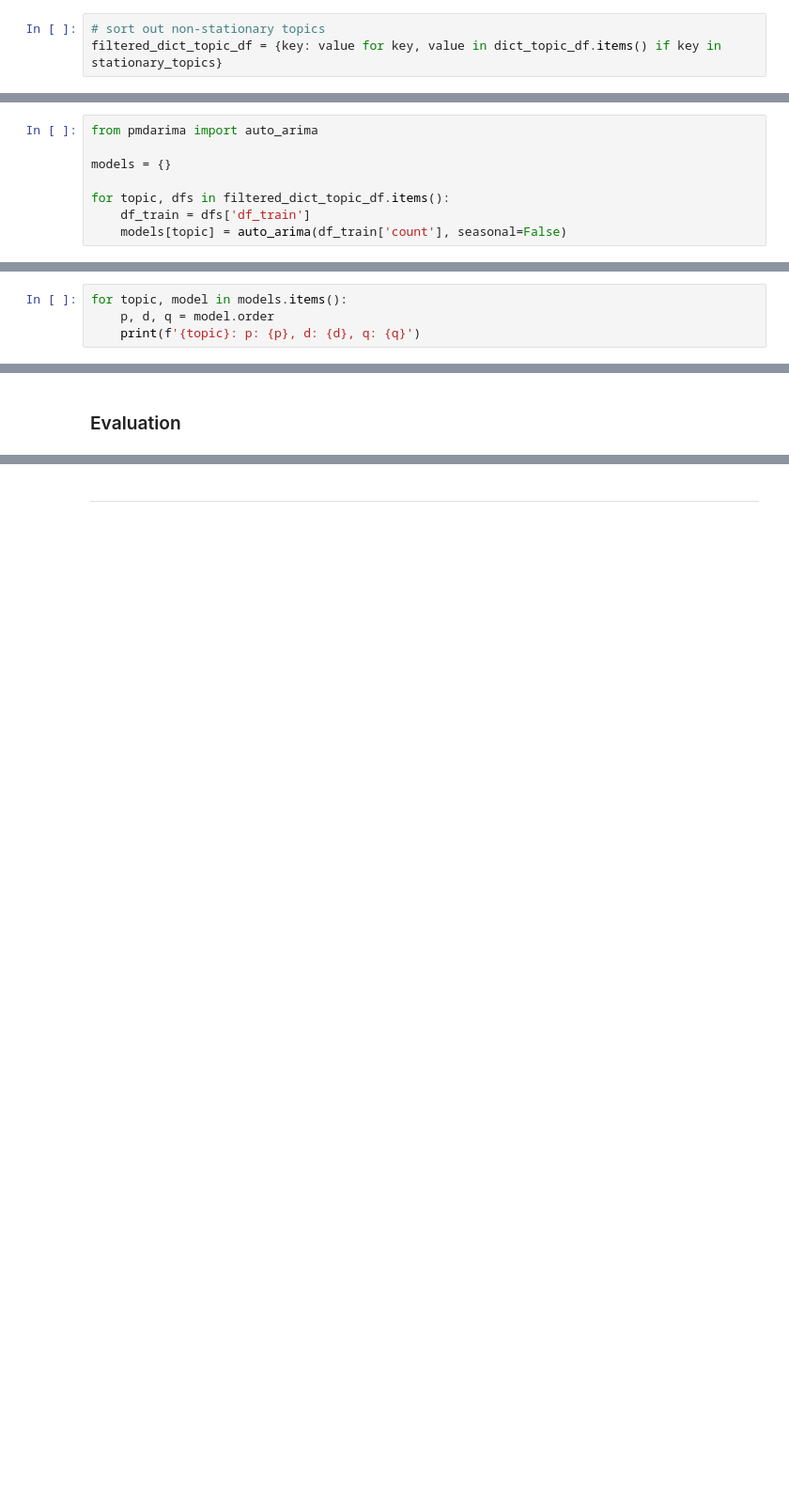
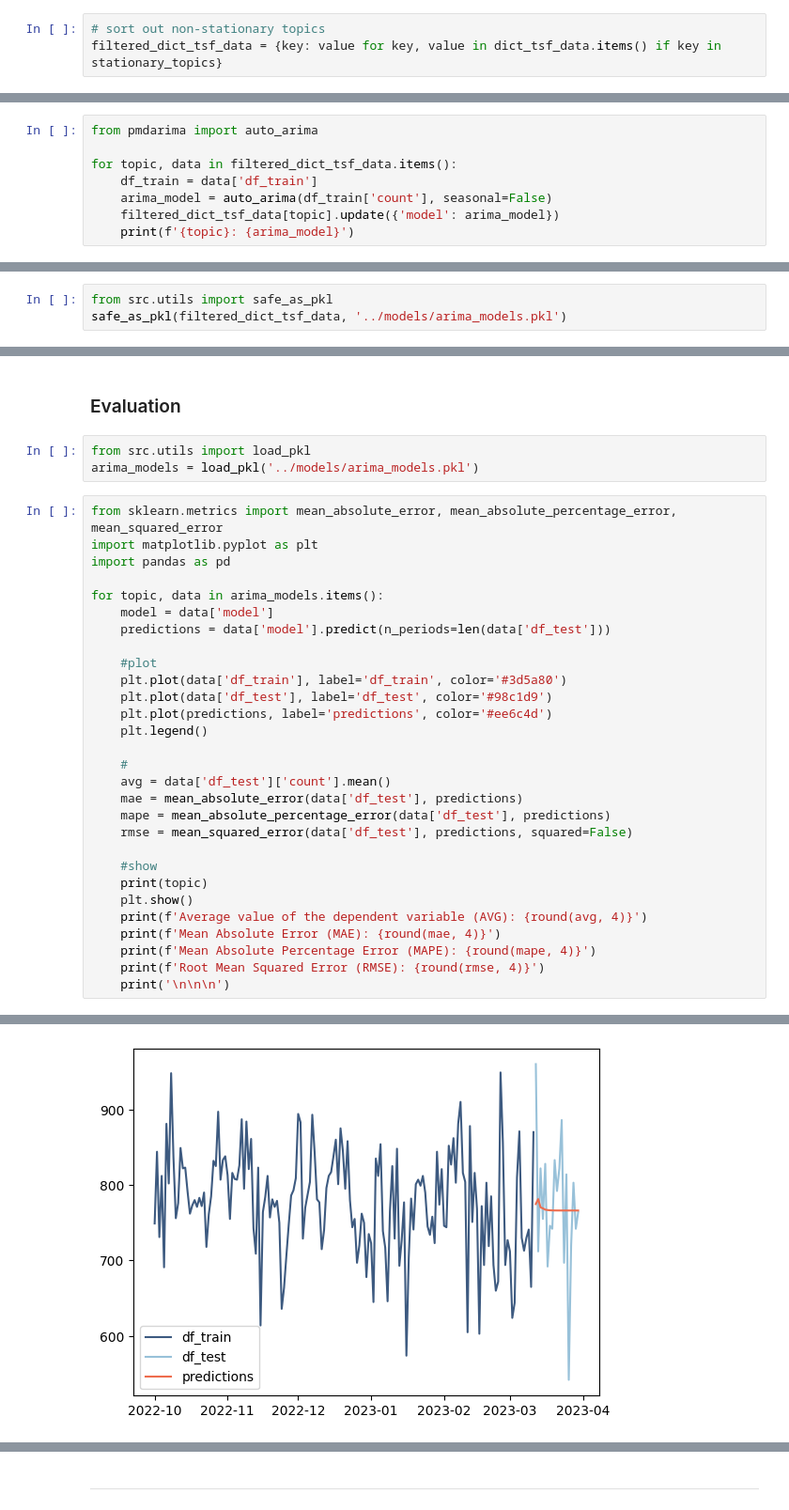
Before and after one commit to lukasschr/bachelorthesis-social-media-analytics, a Jupyter notebook: notebooks/03-Modeling-Evaluation.ipynb, the cells around one changed output, grey strips where cells are left out. Shown at 94% size. Drawn from its saved outputs; the diff is of its cells as text; blank space fills up the shorter version.

Commit message:
finalized time series forecasting model implementation

```diff
--- a/notebooks/03-Modeling-Evaluation.ipynb
+++ b/notebooks/03-Modeling-Evaluation.ipynb
@@ -335,13 +338,13 @@ topic_9: p-value: 3.2634980169144942e-18; stationary: True
 # %%
 # sort out non-stationary topics
-filtered_dict_topic_df = {key: value for key, value in dict_topic_df.items() if key in stationary_topics}
+filtered_dict_tsf_data = {key: value for key, value in dict_tsf_data.items() if key in stationary_topics}
 # %% [markdown]
 *Berechne ARIMA-Modelle*
 # %%
 from pmdarima import auto_arima
 
-models = {}
-
-for topic, dfs in filtered_dict_topic_df.items():
-    df_train = dfs['df_train']
-    models[topic] = auto_arima(df_train['count'], seasonal=False)
+for topic, data in filtered_dict_tsf_data.items():
+    df_train = data['df_train']
+    arima_model = auto_arima(df_train['count'], seasonal=False)
+    filtered_dict_tsf_data[topic].update({'model': arima_model})
+    print(f'{topic}: {arima_model}')
@@ -348,4 +358,3 @@ for topic, dfs in filtered_dict_topic_df.items():
 # %%
-for topic, model in models.items():
-    p, d, q = model.order
-    print(f'{topic}: p: {p}, d: {d}, q: {q}')
+from src.utils import safe_as_pkl
+safe_as_pkl(filtered_dict_tsf_data, '../models/arima_models.pkl')
@@ -358,2 +361,35 @@ topic_9: p: 0, d: 1, q: 1
 # %% [markdown]
 ### Evaluation
+# %%
+from src.utils import load_pkl
+arima_models = load_pkl('../models/arima_models.pkl')
+# %%
+from sklearn.metrics import mean_absolute_error, mean_absolute_percentage_error, mean_squared_error
+import matplotlib.pyplot as plt
+import pandas as pd
+
+for topic, data in arima_models.items():
+    model = data['model']
+    predictions = data['model'].predict(n_periods=len(data['df_test']))
+
+    #plot
+    plt.plot(data['df_train'], label='df_train', color='#3d5a80')
+    plt.plot(data['df_test'], label='df_test', color='#98c1d9')
+    plt.plot(predictions, label='predictions', color='#ee6c4d')
+    plt.legend()
+
+    #
+    avg = data['df_test']['count'].mean()
+    mae = mean_absolute_error(data['df_test'], predictions)
+    mape = mean_absolute_percentage_error(data['df_test'], predictions)
+    rmse = mean_squared_error(data['df_test'], predictions, squared=False)
+
+    #show
+    print(topic)
+    plt.show()
+    print(f'Average value of the dependent variable (AVG): {round(avg, 4)}')
+    print(f'Mean Absolute Error (MAE): {round(mae, 4)}')
+    print(f'Mean Absolute Percentage Error (MAPE): {round(mape, 4)}')
+    print(f'Root Mean Squared Error (RMSE): {round(rmse, 4)}')
+    print('\n\n\n')
+# %% [output]
@@ -359,0 +397 @@ topic_9: p: 0, d: 1, q: 1
+[figure, added]
```
Also changed, not shown: parts of 8 cells of this notebook.
